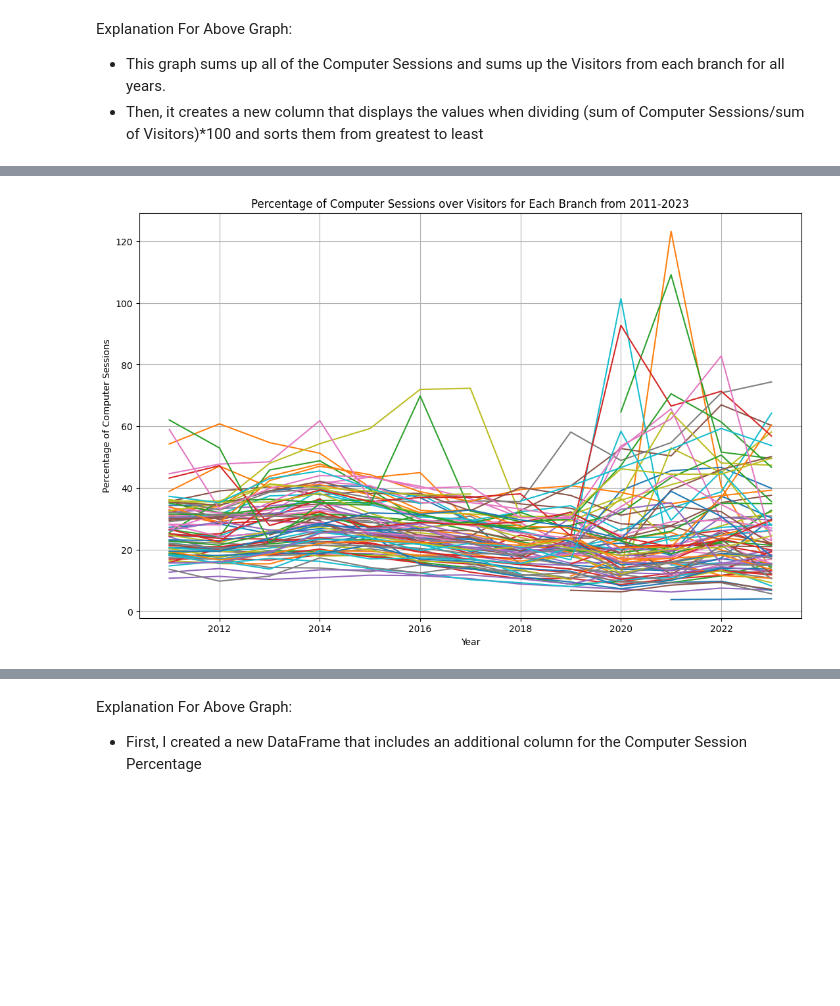
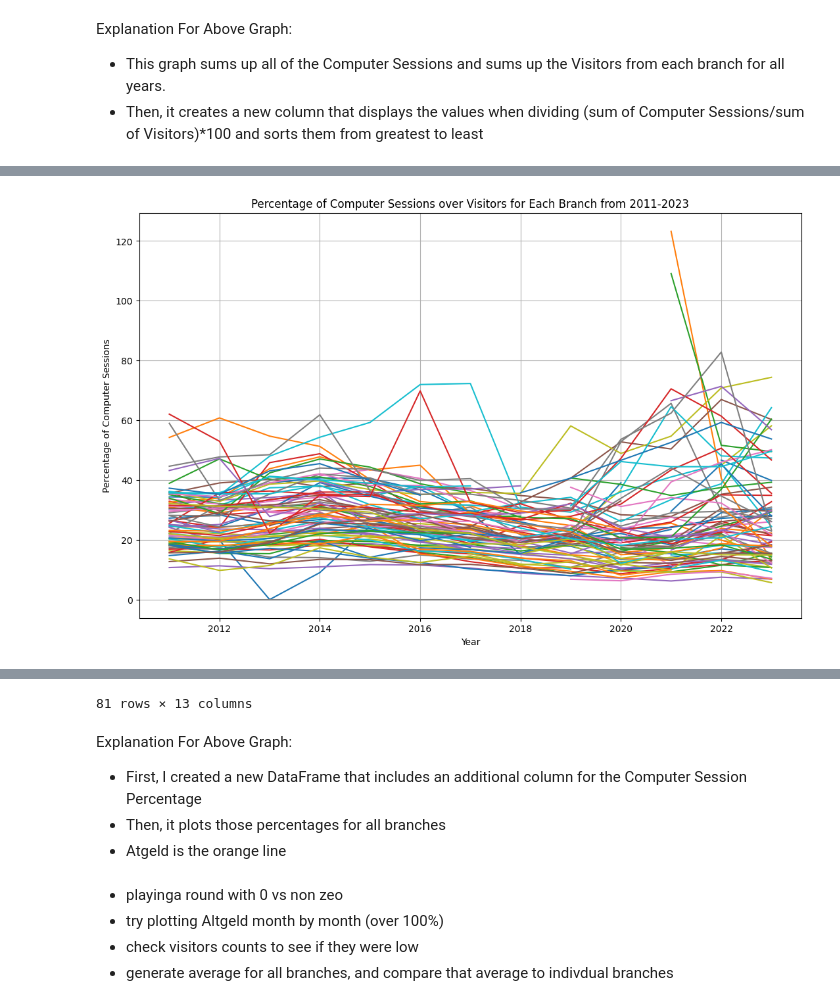
Before and after one commit to uchicago-dsi/cpl_project, a Jupyter notebook: can-summer-2023/dani exploratory data analysis.ipynb, the cells around one changed output, grey strips where cells are left out. Drawn from its saved outputs; the diff is of its cells as text; code cells hidden in the pictures; blank space fills up the shorter version.

Commit message:
investigating computer session percentage

```diff
--- a/can-summer-2023/dani exploratory data analysis.ipynb
+++ b/can-summer-2023/dani exploratory data analysis.ipynb
@@ -9,8 +9,13 @@ import matplotlib.pyplot as plt
 # %% [markdown]
 ## Loading Data
 # %%
+#Data including zeros -- switching Nan values to 0
 branches = pd.read_csv('../cpl_project/can-summer-2023/data/clean/branch_metrics.csv')
-branches = branches[(branches['VISITORS'] > 0) & (branches['COMPUTER_SESSIONS'] > 0)]
-branches
+#branches['COMPUTER_SESSIONS_2'] = branches['COMPUTER_SESSIONS'].fillna(0)
+#branches['VISITORS_2'] = branches['VISITORS'].fillna(0)
+
+branches_nonzero = branches[(branches['VISITORS'] > 0) & (branches['COMPUTER_SESSIONS'] > 0)]
+branches_sessions = branches_nonzero.loc[(branches_nonzero['COMPUTER_SESSIONS']) >= branches_nonzero['VISITORS']]
+branches_sessions
 # %% [output]
 |  | BRANCH | YEAR | MONTH | CIRCULATION | COMPUTER_SESSIONS | VISITORS |
@@ -56,4 +101,6 @@ Explanation For Above Graph:
 # %%
 # New Dataframe with all branches that includes the "Computer Session Percentage" column
-branches_cp = branches
-branches_cp['COMPUTER_SESSION_PERCENTAGE'] = (branches['COMPUTER_SESSIONS'] / branches['VISITORS']) * 100
+branches_cp = branches_nonzero
+branches_cp['COMPUTER_SESSIONS_PERCENTAGE'] = (branches['COMPUTER_SESSIONS'] / branches['VISITORS']) * 100
+#branches_cp_sorted = branches_cp.sort_values('COMPUTER_SESSIONS_PERCENTAGE', ascending=False)
+#branches_cp_sorted
@@ -60,13 +113,14 @@ branches_cp['COMPUTER_SESSION_PERCENTAGE'] = (branches['COMPUTER_SESSIONS'] / br
 # %%
-branch_cp = branches.groupby(['BRANCH', 'YEAR'])['COMPUTER_SESSION_PERCENTAGE'].mean().unstack()
+branches_groupby = branches_cp.groupby(['BRANCH', 'YEAR'])['COMPUTER_SESSIONS_PERCENTAGE'].mean().unstack()
 plt.figure(figsize=(13, 8))
 for branch in branch_cp.index:
     plt.plot(branch_cp.columns, branch_cp.loc[branch], label=branch)
 plt.xlabel('Year')
 plt.ylabel('Percentage of Computer Sessions')
 plt.title('Percentage of Computer Sessions over Visitors for Each Branch from 2011-2023')
 #plt.legend()
 plt.grid(True)
 plt.show()
+branches_groupby
 # %% [output]
-[figure, old version]
+[figure, new version]
@@ -73,3 +140,6 @@ plt.show()
+81 rows × 13 columns
 # %% [markdown]
 Explanation For Above Graph:
 - First, I created a new DataFrame that includes an additional column for the Computer Session Percentage
+- Then, it plots those percentages for all branches
+- Atgeld is the orange line
@@ -75,0 +150,5 @@ Explanation For Above Graph:
+# %% [markdown]
+- playinga round with 0 vs non zeo
+- try plotting Altgeld month by month (over 100%)
+- check visitors counts to see if they were low
+- generate average for all branches, and compare that average to indivdual branches
```
Also changed, not shown: parts of 9 cells of this notebook.
